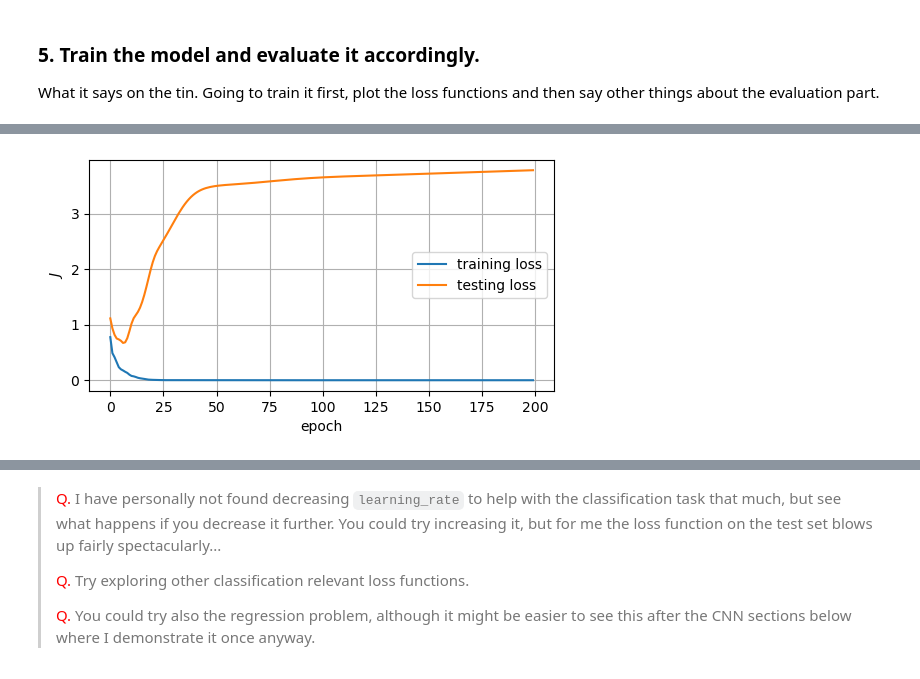
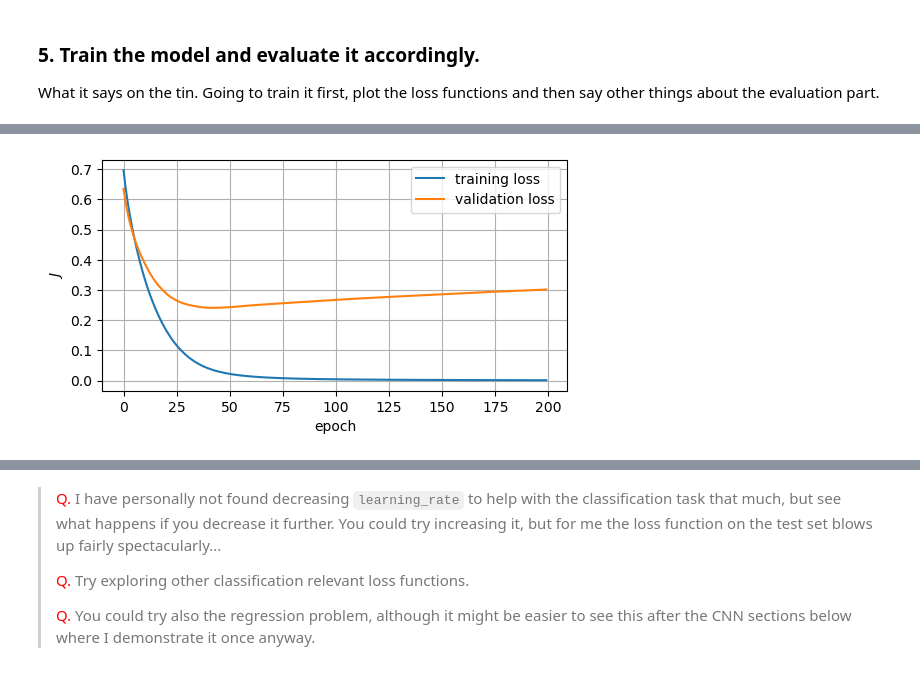
Before and after one commit to julianmak/OCES4303_ML_ocean, a Jupyter notebook: rendered/09_convolutional_neural_networks.ipynb, the cells around one changed output, grey strips where cells are left out. Drawn from its saved outputs; the diff is of its cells as text; code cells hidden in the pictures.

```diff
--- a/rendered/09_convolutional_neural_networks.ipynb
+++ b/rendered/09_convolutional_neural_networks.ipynb
@@ -103,8 +142,9 @@ For the present classification problem the inputs we have were integers, and aft
 # data convertion in to pytorch objects
 print(f"X_train array shape before = {X_train.shape}")
 
-X_train, X_test = torch.FloatTensor(X_train), torch.FloatTensor(X_test)
-Y_train, Y_test = torch.LongTensor(Y_train), torch.LongTensor(Y_test)
+X_train, Y_train = torch.FloatTensor(X_train), torch.LongTensor(Y_train)
+X_test, Y_test = torch.FloatTensor(X_test), torch.LongTensor(Y_test)
+X_valid, Y_valid = torch.FloatTensor(X_valid), torch.LongTensor(Y_valid)
 
 print(f"X_train tensor size after = {X_train.size()}")
 print(" ")
@@ -183,7 +223,7 @@ Here we need to initialise the neural network model in order to pass the model w
 torch.manual_seed(1234)
 
 model = nn_classify_pets()
-learning_rate = 0.001
+learning_rate = 0.0001
 J = nn.CrossEntropyLoss()
 optimizer = optim.Adam(model.parameters(), lr=learning_rate)  # default is 0.001
 
@@ -392,13 +437,38 @@ class nn_classify_pets_2layers(nn.Module):
         # nest it in one go (two hidden layers, 64**2 -> 200 -> 50 -> 2)
         self.layers = nn.Sequential(
             nn.Linear(64**2, 200),
-            nn.Linear(200, 50),
-            nn.Linear(50, 2)
+            nn.ReLU(),
+            nn.Linear(200, 100),
+            nn.ReLU(),
+            nn.Linear(100, 2)
         )
 
     def forward(self, x):
         out =  self.layers(x)
         return out
+
+class nn_classify_pets_3layers(nn.Module):
+    def __init__(self):
+        super(nn_classify_pets_3layers, self).__init__()
+
+        # (3 hidden layers, 64**2 -> 400 -> 200 -> 100 -> 2)
+        self.layers = nn.Sequential(
+            nn.Linear(64**2, 200),
+            nn.ReLU(),
+            nn.Linear(200, 200),
+            nn.ReLU(),
+            nn.Linear(200, 200),
+            nn.ReLU(),
+            nn.Linear(200, 2)
+        )
+
+        self.relu = nn.ReLU()
+        self.sigmoid = nn.Sigmoid()
+
+    def forward(self, x):
+        out = self.layers(x)
+        out = self.sigmoid(out) # last activation important
+        return out
 # %%
 # initialisations
 torch.manual_seed(1234)
@@ -455,18 +525,18 @@ overall skill: 18 correct out of 32 (56.25%)
 torch.manual_seed(1234)
 
 model = nn_classify_pets_2layers()
-learning_rate = 0.001
+learning_rate = 0.0001
 J = nn.CrossEntropyLoss()  # for classification tasks, H = -p log q
 optimizer = optim.Adam(model.parameters(), lr=learning_rate)  # default is 0.001
 
 # do the actual training
-model, train_J, test_J = training(model, optimizer, J, X_train, Y_train, X_test, Y_test,
-                                  num_epochs=200, out_epoch=20)
+model, train_J, valid_J = training(model, optimizer, J, X_train, Y_train, X_valid, Y_valid,
+                                   num_epochs=200, out_epoch=20)
 
 fig = plt.figure(figsize=(6, 3))
 ax = plt.axes()
 ax.plot(train_J, label="training loss")
-ax.plot(test_J, label="testing loss")
+ax.plot(valid_J, label="validation loss")
 ax.set_xlabel("epoch")
 ax.set_ylabel(r"$J$")
 ax.grid()
@@ -485,4 +555,4 @@ Epoch 200/200, Train Loss: 0.0000, Test Loss: 3.7825
-[figure, old version]
+[figure, new version]
 # %%
 with torch.no_grad():
     predictions_train = model(X_train)
```
Also changed, not shown: parts of 40 cells of this notebook, 4 other files.
